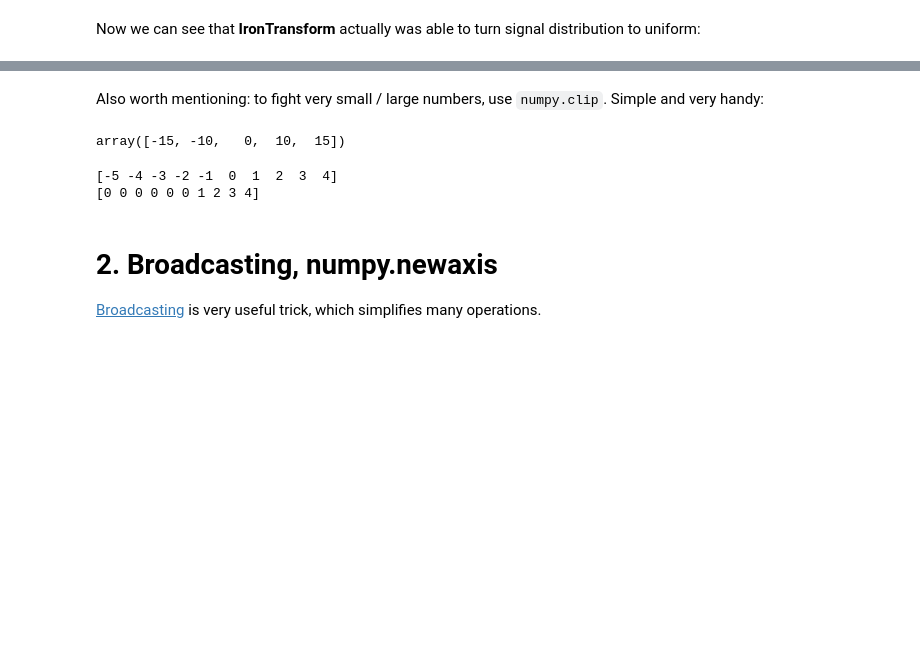
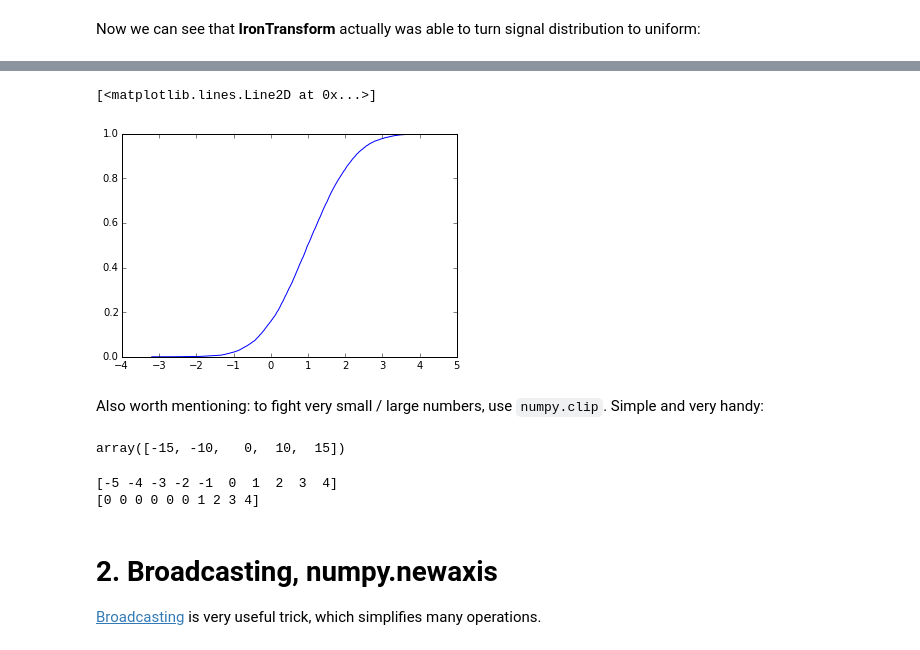
Before and after one commit to arogozhnikov/arogozhnikov.github.io, a Jupyter notebook: notebooks/2015-09-29-NumpyTipsAndTricks1.ipynb, the cells around one changed output, grey strips where cells are left out. Cells and saved outputs as stored; diff of their text form; code cells hidden in the pictures; blank space fills up the shorter version.

```diff
--- a/notebooks/2015-09-29-NumpyTipsAndTricks1.ipynb
+++ b/notebooks/2015-09-29-NumpyTipsAndTricks1.ipynb
@@ -78,8 +78,8 @@ frequently it is important to compute order of each value in array.
 
 In other words, for each element in array we want to find the number of elements smaller than given.
 # %%
-data = numpy.random.random(10)
+data = np.random.random(10)
 
-print data
-print numpy.argsort(numpy.argsort(data))
+print(data)
+print(np.argsort(np.argsort(data)))
 # %% [output]
@@ -102,14 +102,14 @@ This method is useful to compare distributions or to work with distributions wit
 # %%
 class IronTransform:
     def fit(self, data, weights):
-        weights = weights / numpy.sum(weights)
-        sorter = numpy.argsort(data)
+        weights = weights / weights.sum()
+        sorter = np.argsort(data)
         self.x = data[sorter]
-        self.y = numpy.cumsum(weights[sorter])
+        self.y = np.cumsum(weights[sorter])
         return self
 
     def transform(self, data):
-        return numpy.interp(data, self.x, self.y)
+        return np.interp(data, self.x, self.y)
 # %% [markdown]
 Let's apply __Iron__ transformation to data
 # %%
@@ -134,3 +148,8 @@ pass
+# %%
+plt.plot(iron.x, iron.y)
+# %% [output]
+[<matplotlib.lines.Line2D at 0x...>]
+[figure, added]
 # %% [markdown]
 Also worth mentioning: to fight very small / large numbers, use `numpy.clip`. Simple and very handy:
 # %%
```
Also changed, not shown: parts of 62 cells of this notebook, 3 other files.
